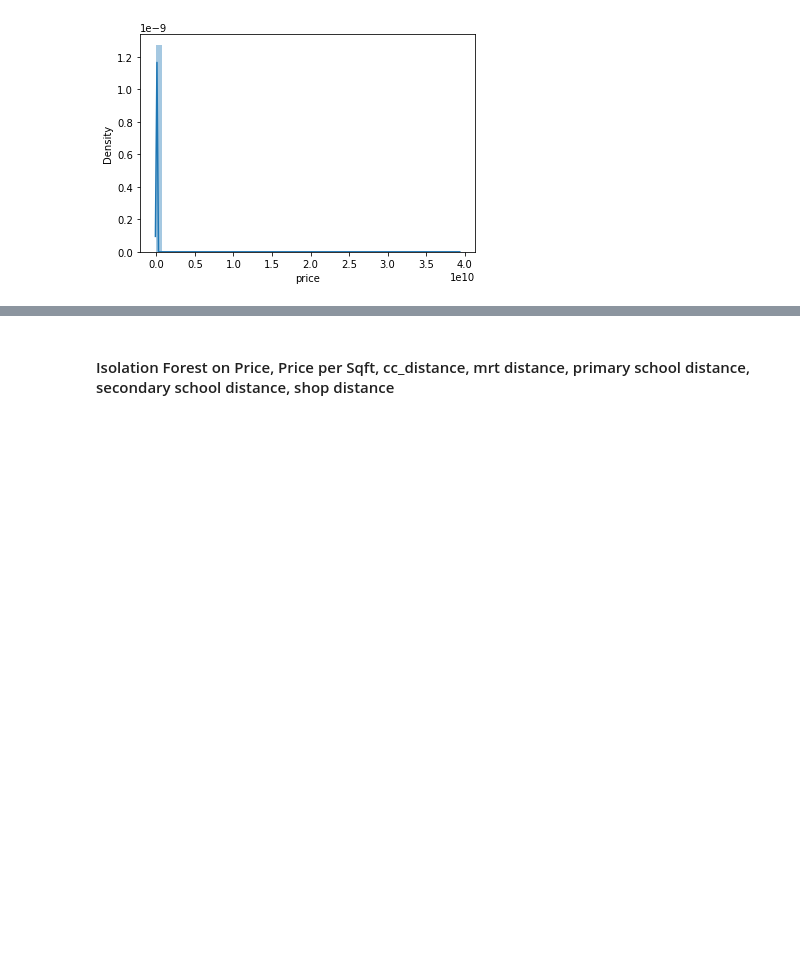
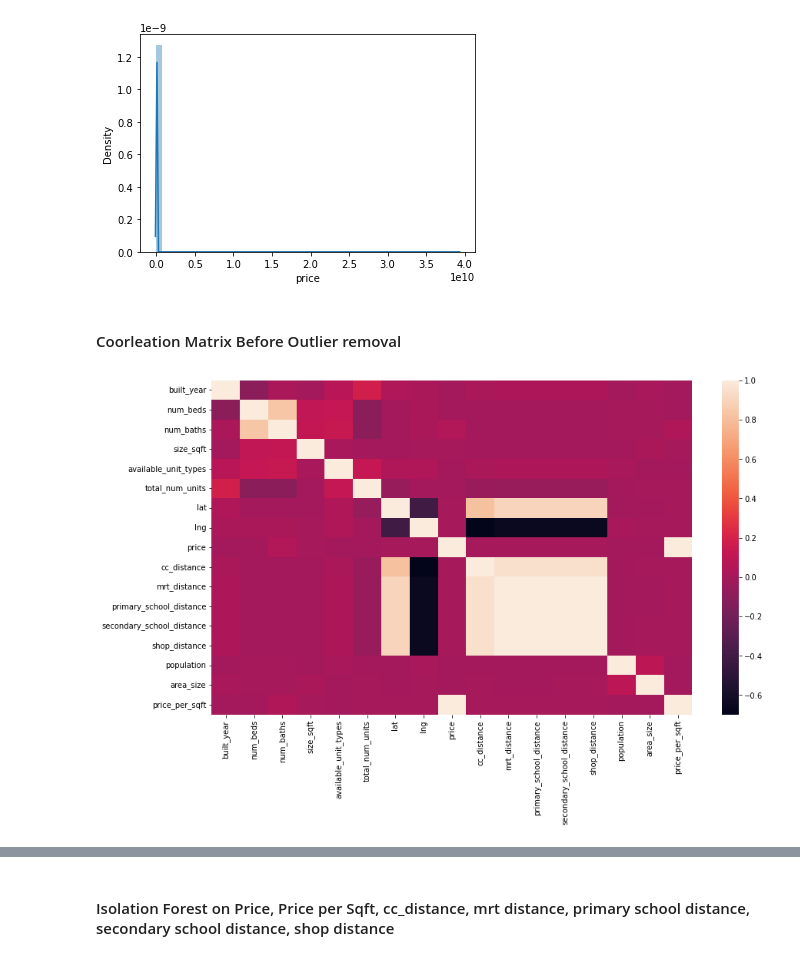
Before and after one commit to ryanchwong/is5126, a Jupyter notebook: nandar-soe.ipynb, the cells around one changed output, grey strips where cells are left out. Saved outputs shown, nothing was run; the diff lists cells and outputs as text; code cells hidden in the pictures; blank space fills up the shorter version.

```diff
--- a/nandar-soe.ipynb
+++ b/nandar-soe.ipynb
@@ -477,3 +477,11 @@ sns.distplot(train['price'])
 # %% [output]
 <AxesSubplot:xlabel='price', ylabel='Density'>
 [figure]
+# %% [markdown]
+#### Coorleation Matrix Before Outlier removal
+# %%
+plt.figure(figsize=(14,8))
+sns.heatmap(train.corr())
+plt.show()
+# %% [output]
+[figure, added]
```
Also changed, not shown: parts of 14 cells of this notebook.
